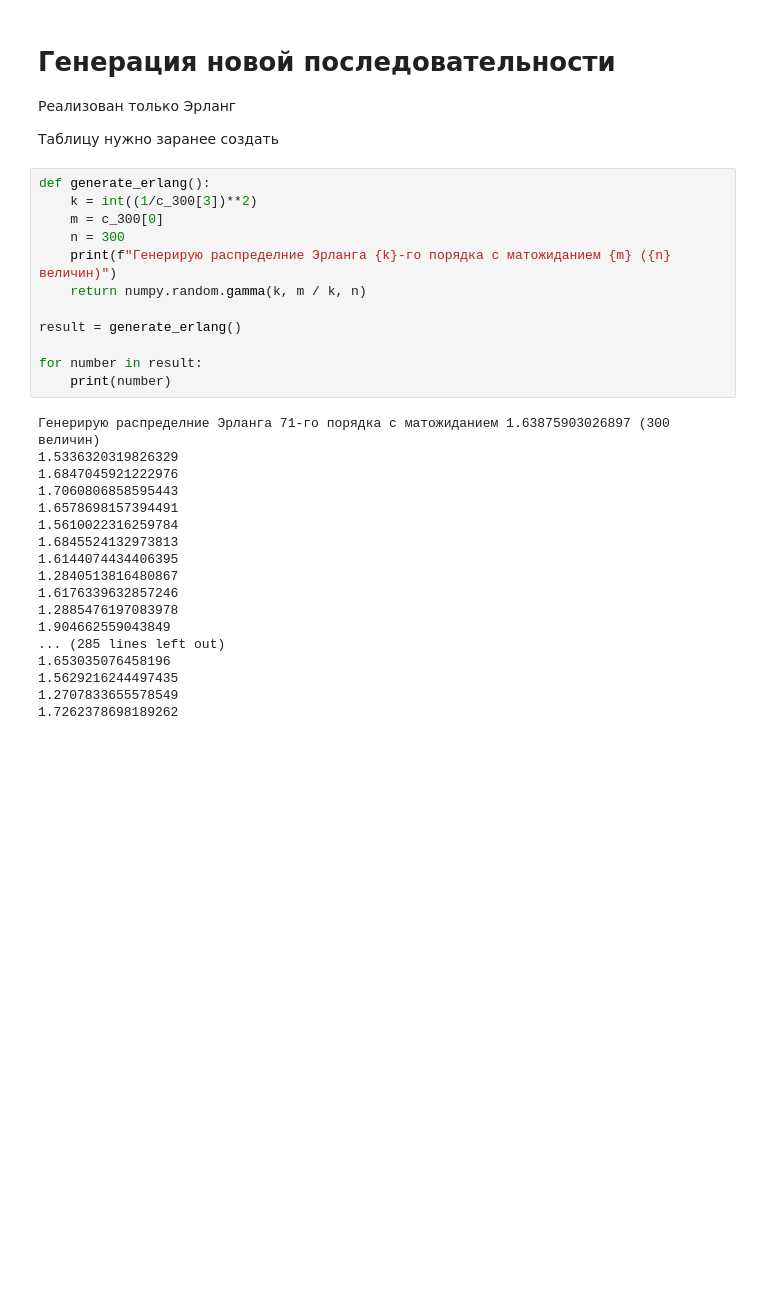
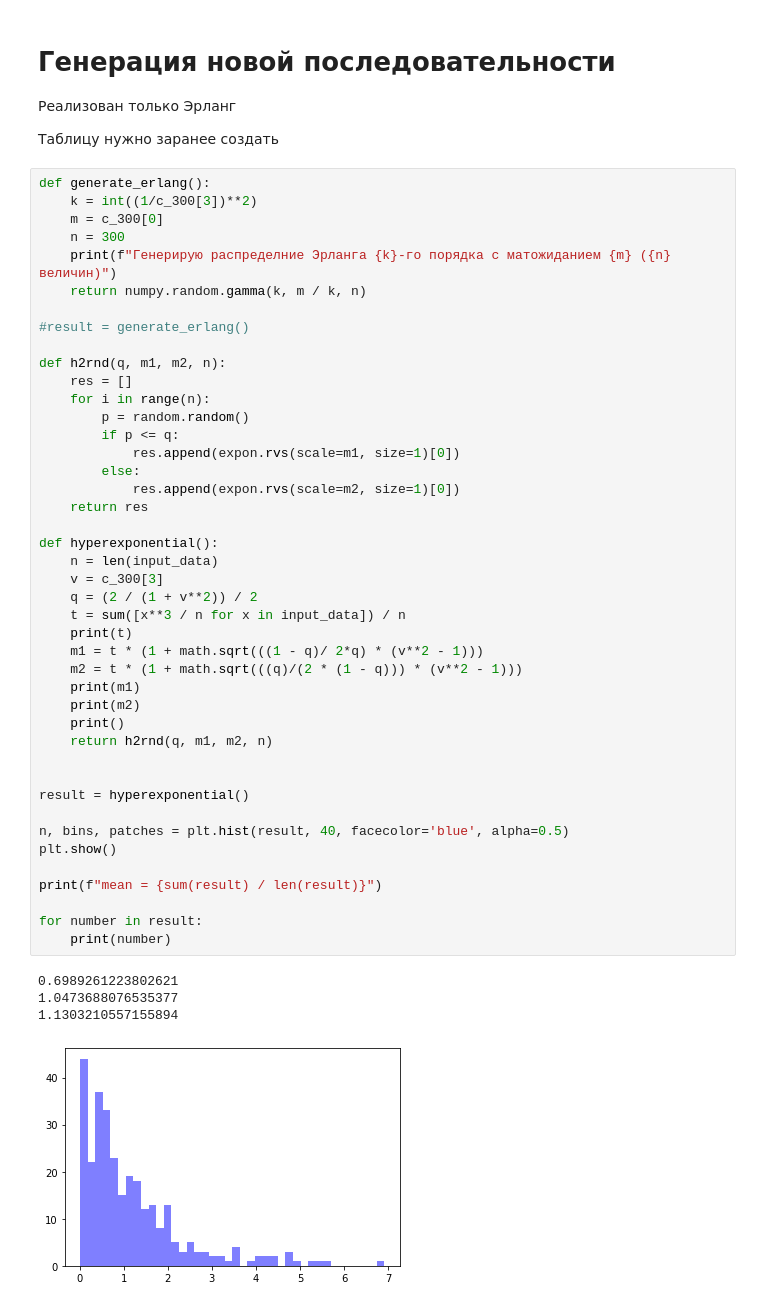
Before and after one commit to johnny-keker/mathematical-modelling, a Jupyter notebook: LW1/LW1.ipynb, the cells around one changed output. Drawn from its saved outputs; the diff is of its cells as text; blank space fills up the shorter version.

```diff
--- a/LW1/LW1.ipynb
+++ b/LW1/LW1.ipynb
@@ -171,33 +194,51 @@ plt.show()
 Реализован только Эрланг
 
 Таблицу нужно заранее создать
-# %%
-def generate_erlang():
-    k = int((1/c_300[3])**2)
-    m = c_300[0]
-    n = 300
-    print(f"Генерирую распределние Эрланга {k}-го порядка с матожиданием {m} ({n} величин)")
-    return numpy.random.gamma(k, m / k, n)
-
-result = generate_erlang()
-
-for number in result:
-    print(number)
-# %% [output]
-Генерирую распределние Эрланга 71-го порядка с матожиданием 1.63875903026897 (300 величин)
-1.5336320319826329
-1.6847045921222976
-1.7060806858595443
-1.6578698157394491
-1.5610022316259784
-1.6845524132973813
-1.6144074434406395
-1.2840513816480867
-1.6176339632857246
-1.2885476197083978
-1.904662559043849
-... (285 lines left out)
-1.653035076458196
-1.5629216244497435
-1.2707833655578549
-1.7262378698189262
+# %%
+def generate_erlang():
+    k = int((1/c_300[3])**2)
+    m = c_300[0]
+    n = 300
+    print(f"Генерирую распределние Эрланга {k}-го порядка с матожиданием {m} ({n} величин)")
+    return numpy.random.gamma(k, m / k, n)
+
+#result = generate_erlang()
+
+def h2rnd(q, m1, m2, n):
+    res = []
+    for i in range(n):
+        p = random.random()
+        if p <= q:
+            res.append(expon.rvs(scale=m1, size=1)[0])
+        else:
+            res.append(expon.rvs(scale=m2, size=1)[0])
+    return res
+
+def hyperexponential():
+    n = len(input_data)
+    v = c_300[3]
+    q = (2 / (1 + v**2)) / 2
+    t = sum([x**3 / n for x in input_data]) / n
+    print(t)
+    m1 = t * (1 + math.sqrt(((1 - q)/ 2*q) * (v**2 - 1)))
+    m2 = t * (1 + math.sqrt(((q)/(2 * (1 - q))) * (v**2 - 1)))
+    print(m1)
+    print(m2)
+    print()
+    return h2rnd(q, m1, m2, n)
+
+
+result = hyperexponential()
+
+n, bins, patches = plt.hist(result, 40, facecolor='blue', alpha=0.5)
+plt.show()
+
+print(f"mean = {sum(result) / len(result)}")
+
+for number in result:
+    print(number)
+# %% [output]
+0.6989261223802621
+1.0473688076535377
+1.1303210557155894
+[figure, added]
```
Also changed, not shown: parts of 6 cells of this notebook.
